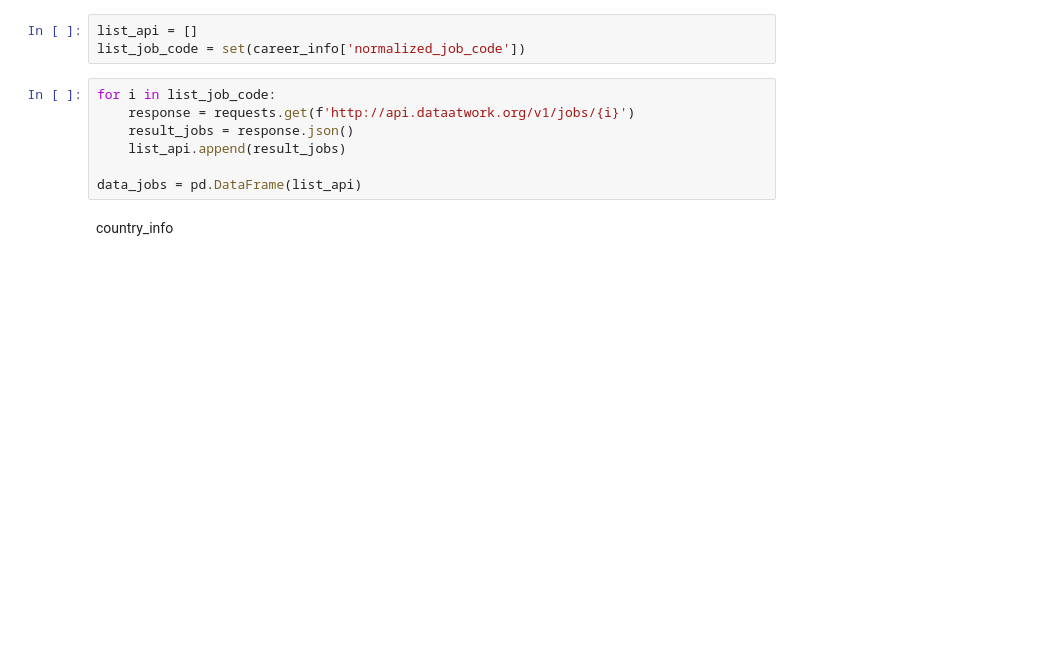
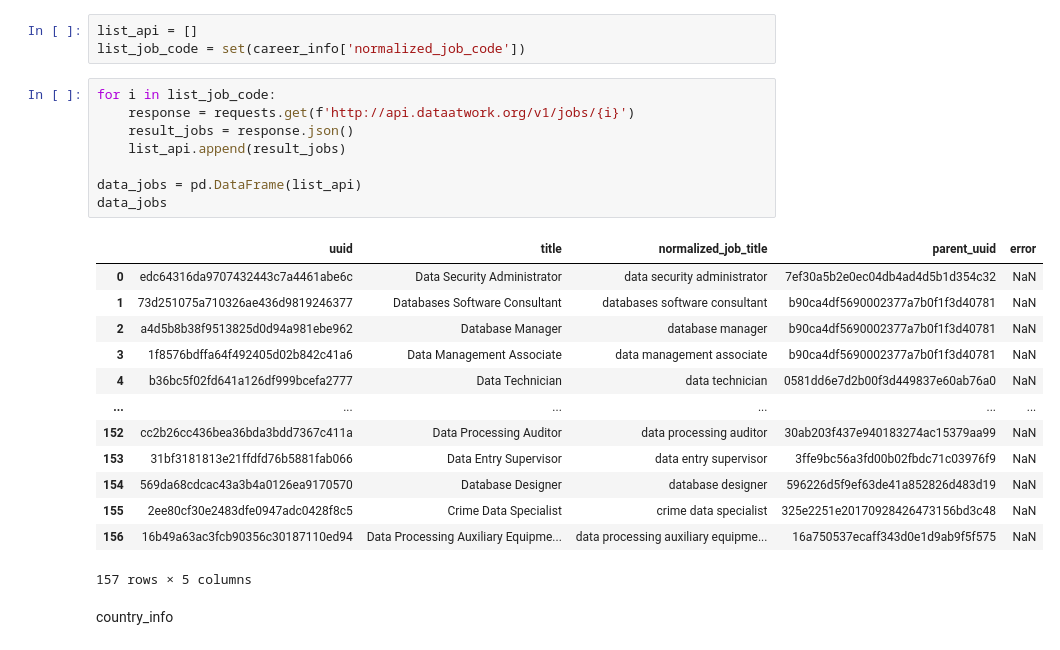
Before and after one commit to jvazquezgalvezlp/data_project_template, a Jupyter notebook: Project.ipynb, the cells around one changed output. Saved outputs shown, nothing was run; the diff lists cells and outputs as text; blank space fills up the shorter version.

```diff
--- a/Project.ipynb
+++ b/Project.ipynb
@@ -42,10 +42,25 @@ list_job_code = set(career_info['normalized_job_code'])
 # %%
 for i in list_job_code:
     response = requests.get(f'http://api.dataatwork.org/v1/jobs/{i}')
     result_jobs = response.json()
     list_api.append(result_jobs)
 
 data_jobs = pd.DataFrame(list_api)
+data_jobs
+# %% [output]
+|  | uuid | title | normalized_job_title | parent_uuid | error |
+| 0 | edc64316da9707432443c7a4461abe6c | Data Security Administrator | data security administrator | 7ef30a5b2e0ec04db4ad4d5b1d354c32 | NaN |
+| 1 | 73d251075a710326ae436d9819246377 | Databases Software Consultant | databases software consultant | b90ca4df5690002377a7b0f1f3d40781 | NaN |
+| 2 | a4d5b8b38f9513825d0d94a981ebe962 | Database Manager | database manager | b90ca4df5690002377a7b0f1f3d40781 | NaN |
+| 3 | 1f8576bdffa64f492405d02b842c41a6 | Data Management Associate | data management associate | b90ca4df5690002377a7b0f1f3d40781 | NaN |
+| 4 | b36bc5f02fd641a126df999bcefa2777 | Data Technician | data technician | 0581dd6e7d2b00f3d449837e60ab76a0 | NaN |
+| ... | ... | ... | ... | ... | ... |
+| 152 | cc2b26cc436bea36bda3bdd7367c411a | Data Processing Auditor | data processing auditor | 30ab203f437e940183274ac15379aa99 | NaN |
+| 153 | 31bf3181813e21ffdfd76b5881fab066 | Data Entry Supervisor | data entry supervisor | 3ffe9bc56a3fd00b02fbdc71c03976f9 | NaN |
+| 154 | 569da68cdcac43a3b4a0126ea9170570 | Database Designer | database designer | 596226d5f9ef63de41a852826d483d19 | NaN |
+| 155 | 2ee80cf30e2483dfe0947adc0428f8c5 | Crime Data Specialist | crime data specialist | 325e2251e20170928426473156bd3c48 | NaN |
+| 156 | 16b49a63ac3fcb90356c30187110ed94 | Data Processing Auxiliary Equipme... | data processing auxiliary equipme... | 16a750537ecaff343d0e1d9ab9f5f575 | NaN |
+157 rows × 5 columns
 # %% [markdown]
 country_info
 # %%
```
Also changed, not shown: parts of 6 cells of this notebook.
